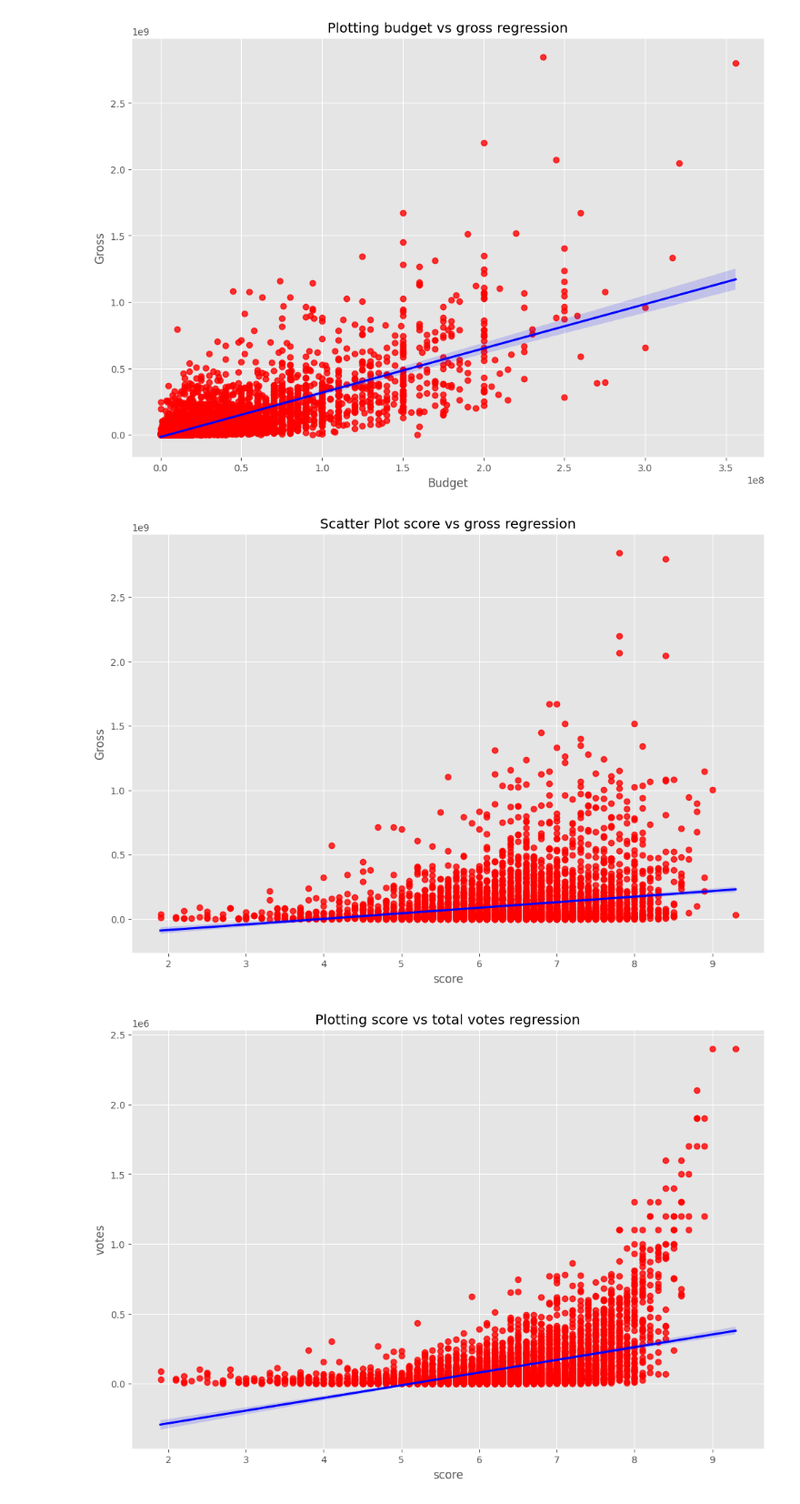
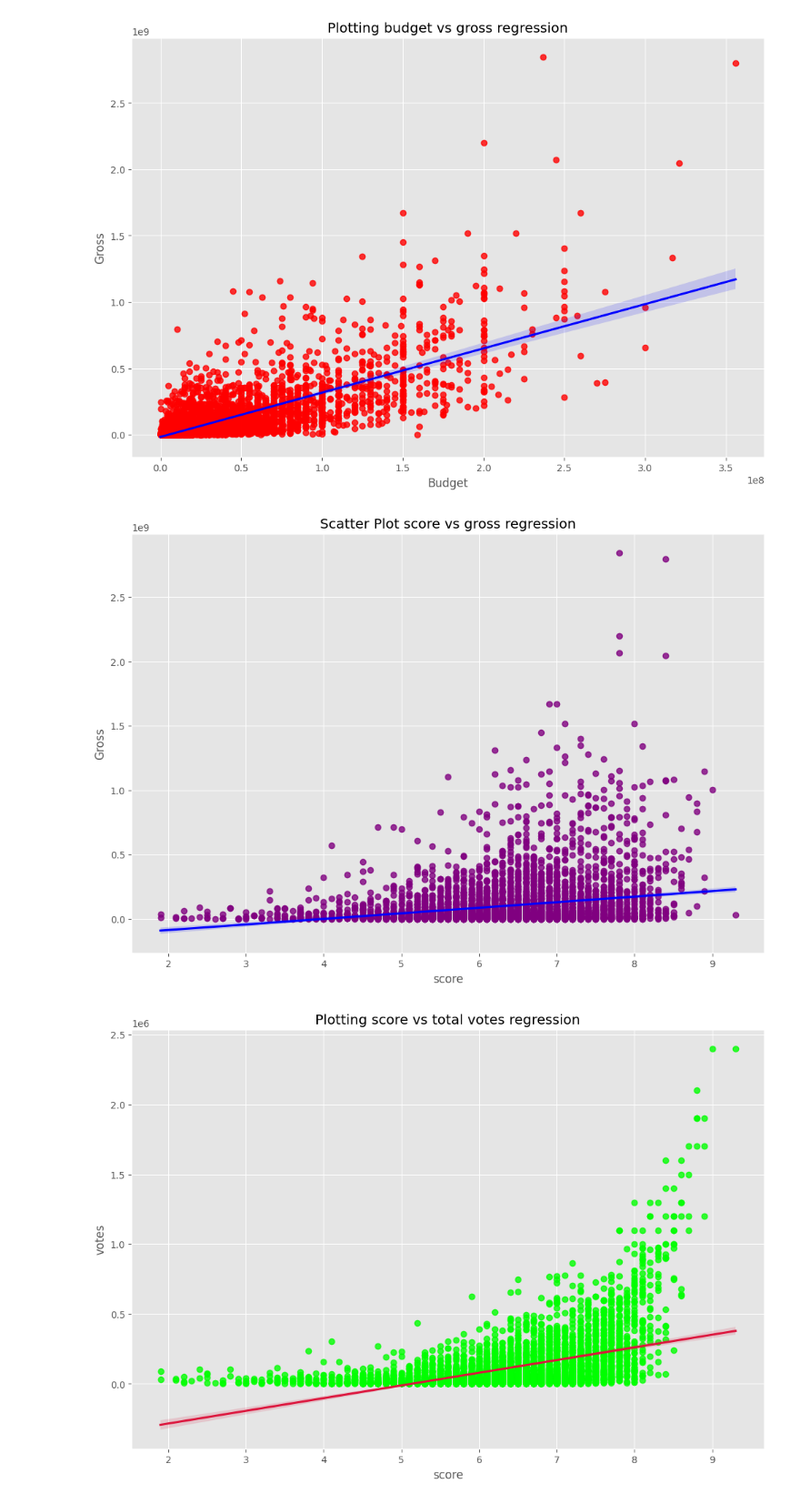
Before and after one commit to JaysonAllana1996/PythonMovies, a Jupyter notebook: python data viz.ipynb, the cells around one changed output. Shown at 91% size. Cells and saved outputs as stored; diff of their text form; code cells hidden in the pictures.

```diff
--- a/python data viz.ipynb
+++ b/python data viz.ipynb
@@ -523,23 +523,23 @@ plt.show()
 [figure]
 # %%
 #Plotting score vs gross regression
-sns.regplot(x='score', y='gross', data=df, scatter_kws={'color': 'red'}, line_kws={'color': 'blue'})
+sns.regplot(x='score', y='gross', data=df, scatter_kws={'color': 'purple'}, line_kws={'color': 'blue'})
 
 plt.xlabel('score')
 plt.ylabel('Gross')
 plt.title('Scatter Plot score vs gross regression')
 plt.show()
 # %% [output]
-[figure, old version]
+[figure, new version]
 # %%
 #Plotting score vs total votes regression
-sns.regplot(x='score', y='votes', data=df, scatter_kws={'color': 'red'}, line_kws={'color': 'blue'})
+sns.regplot(x='score', y='votes', data=df, scatter_kws={'color': 'lime'}, line_kws={'color': 'crimson'})
 
 plt.xlabel('score')
 plt.ylabel('votes')
 plt.title('Plotting score vs total votes regression')
 plt.show()
 # %% [output]
-[figure, old version]
+[figure, new version]
 # %%
 #Plotting votes vs total gross regression
```
Also changed, not shown: parts of 3 cells of this notebook, 1 other file.
